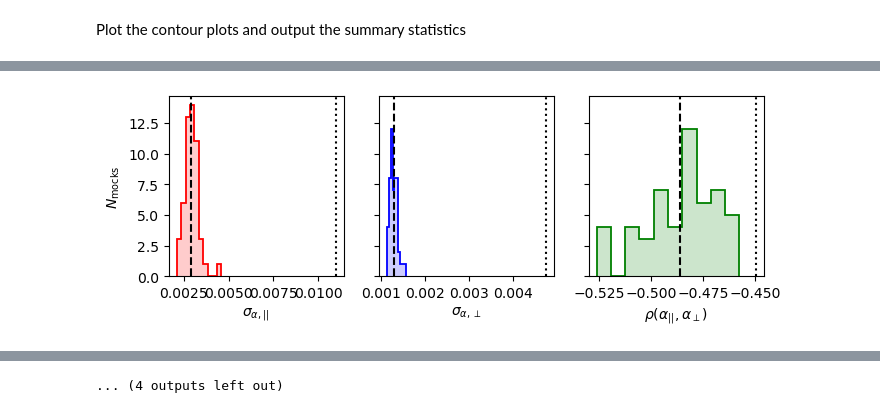
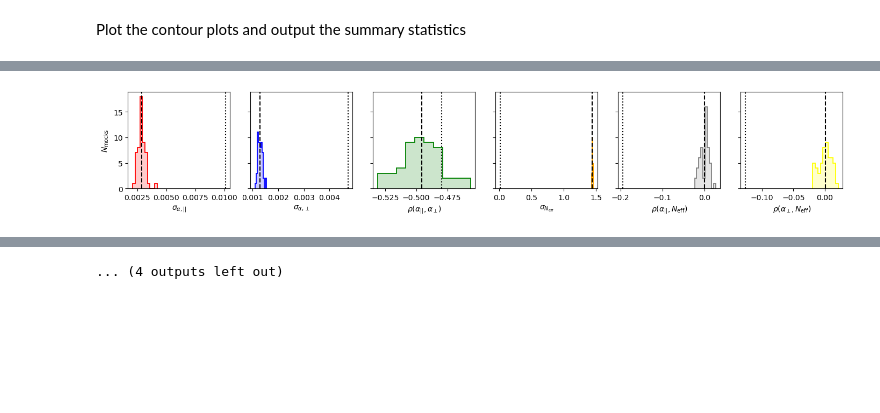
Before and after one commit to abbew25/Barry, a Jupyter notebook: cosmodesi_KP4ELG_examplecode_make_picklefiles/plot_desi_kp4_abacus_cubic_ELG.ipynb, the cells around one changed output, grey strips where cells are left out. Drawn from its saved outputs; the diff is of its cells as text; code cells hidden in the pictures; blank space fills up the shorter version.

```diff
--- a/cosmodesi_KP4ELG_examplecode_make_picklefiles/plot_desi_kp4_abacus_cubic_ELG.ipynb
+++ b/cosmodesi_KP4ELG_examplecode_make_picklefiles/plot_desi_kp4_abacus_cubic_ELG.ipynb
@@ -30,7 +30,7 @@ from barry.utils import weighted_avg_and_cov # function for getting avg and cova
 
 omega_matter_free = False
 
-neff_free = False
+neff_free = True
 
 phase_shift_free = False #False
 
@@ -53,6 +53,8 @@ if phase_shift_free:
 with open(pfn, 'rb') as pickle_file:
     fitter = pickle.load(pickle_file)
 
+
+nosigma_s_incorr = False
 #print(dir(fitter.sampler))
 
 # sigma_s_mean = 0
@@ -415,8 +469,6 @@ parameters.append("$\\Sigma_{nl,||}$")
 parameters.append("$\\Sigma_{nl,\\perp}$")
 parameters.append("$\\Sigma_s$")
 
-
-
 suffix = ''
 
 if omega_matter_free:
@@ -433,17 +485,20 @@ for chain_bin in range(len(c)):
     # #if datanames[chain_bin] != 'CV_Pk_Recon':
     #    continue
 
-    # if 'Pk' not in datanames[chain_bin]:
-    #     continue
+#     if 'Pk' not in datanames[chain_bin]:
+#         continue
+
 
     print(datanames[chain_bin])
-    print((parameters[:2]+[parameters[4]]))
-    #print(dir(c[chain_bin]))
-    #print(c[chain_bin]._all_names())
-    #print(parameters[:2]+parameters[4:])
+
+    parameters_used = parameters
+
+    if nosigma_s_incorr and 'Pk' not in datanames[chain_bin]:
+        parameters_used = parameters[0:-1]
+
     c[chain_bin].plotter.plot(
     truth=truth,
-        parameters=(parameters[:2]+parameters[4:]),
+        parameters=(parameters_used[:2]+parameters_used[4:]),
         #parameters =parameters[2:],
         legend=False,
         display=True,
@@ -455,7 +510,7 @@ for chain_bin in range(len(c)):
     if omega_matter_free or neff_free or phase_shift_free:
         c[chain_bin].plotter.plot(
         truth=truth,
-            parameters=(parameters[:2]+[parameters[4]]),
+            parameters=(parameters_used[:2]+[parameters_used[4]]),
             #parameters =parameters[2:],
             legend=False,
             display=True,
@@ -466,7 +521,7 @@ for chain_bin in range(len(c)):
     else:
         c[chain_bin].plotter.plot(
         truth=truth,
-            parameters=(parameters[:2]),
+            parameters=(parameters_used[:2]),
             #parameters =parameters[2:],
             legend=False,
             display=True,
@@ -474,7 +529,7 @@ for chain_bin in range(len(c)):
             #filename="plots/desi_kp4_abacus_cubic_ELG" + suffix + "/output/contourplot_v2" + CVfile + ".png",
 
         )
-
+    #continue
     # Plot histograms of the errors and r_off
     nstats, means, covs, corr = plot_errors(stats[datanames[chain_bin]],
                                             omega_matter_free=omega_matter_free,
@@ -488,9 +543,17 @@ for chain_bin in range(len(c)):
     if omega_matter_free:###################################
 
         with open("plots/desi_kp4_abacus_cubic_ELG_omfree/output/Barry_fit_" + CVfile + datanames[chain_bin] + ".txt", "w") as f:
-            f.write(
-                "# Realisation, alpha_par, alpha_perp, Sigma_nl_par, Sigma_nl_perp, Sigma_s, Omegam, sigma_alpha_par, sigma_alpha_perp, corr_alpha_par_perp, sigma_Omegam, corr_Omegam_alpha_par, corr_Omegam_alpha_prep, rd_of_template, bf_chi2, dof\n"
-                )
+
+            if nosigma_s_incorr and 'Pk' not in datanames[chain_bin]:
+                f.write(
+                    "# Realisation, alpha_par, alpha_perp, Sigma_nl_par, Sigma_nl_perp, Omegam, sigma_alpha_par, sigma_alpha_perp, corr_alpha_par_perp, sigma_Omegam, corr_Omegam_alpha_par, corr_Omegam_alpha_prep, rd_of_template, bf_chi2, dof\n"
+                    )
+
+            else:
+                f.write(
+                    "# Realisation, alpha_par, alpha_perp, Sigma_nl_par, Sigma_nl_perp, Sigma_s, Omegam, sigma_alpha_par, sigma_alpha_perp, corr_alpha_par_perp, sigma_Omegam, corr_Omegam_alpha_par, corr_Omegam_alpha_prep, rd_of_template, bf_chi2, dof\n"
+                    )
+
             for l in output[datanames[chain_bin]]:
                 f.write(l + "\n")
 
@@ -506,11 +569,19 @@ for chain_bin in range(len(c)):
 
     elif neff_free:###################################
 
-        print('check')
+        # print('check')
         with open("plots/desi_kp4_abacus_cubic_ELG_nefffree/output/Barry_fit_" + CVfile + datanames[chain_bin] + ".txt", "w") as f:
-            f.write(
+
+            if nosigma_s_incorr and 'Pk' not in datanames[chain_bin]:
+                f.write(
+                    "# Realisation, alpha_par, alpha_perp, Sigma_nl_par, Sigma_nl_perp, Neff, sigma_alpha_par, sigma_alpha_perp, corr_alpha_par_perp, sigma_Neff, corr_Neff_alpha_par, corr_Neff_alpha_prep, rd_of_template, bf_chi2, dof\n"
+                    )
+
+            else:
+                f.write(
                 "# Realisation, alpha_par, alpha_perp, Sigma_nl_par, Sigma_nl_perp, Sigma_s, Neff, sigma_alpha_par, sigma_alpha_perp, corr_alpha_par_perp, sigma_Neff, corr_Neff_alpha_par, corr_Neff_alpha_prep, rd_of_template, bf_chi2, dof\n"
                 )
+
             for l in output[datanames[chain_bin]]:
                 f.write(l + "\n")
 
@@ -530,9 +601,16 @@ for chain_bin in range(len(c)):
             # mean beta, stdev beta, corrs beta and alphas, chisquare,
             # mean sigma_\\, mean sigma_perp, mean sigma_s
         with open("plots/desi_kp4_abacus_cubic_ELG_phaseshiftfree/output/Barry_fit_" + CVfile + datanames[chain_bin] + ".txt", "w") as f:
-            f.write(
-                "# Realisation, alpha_par, alpha_perp, Sigma_nl_par, Sigma_nl_perp, Sigma_s, beta, sigma_alpha_par, sigma_alpha_perp, corr_alpha_par_perp, sigma_beta, corr_beta_alpha_par, corr_beta_alpha_prep, rd_of_template, bf_chi2, dof\n"
-                )
+
+            if nosigma_s_incorr and 'Pk' not in datanames[chain_bin]:
+                f.write(
+                    "# Realisation, alpha_par, alpha_perp, Sigma_nl_par, Sigma_nl_perp, beta, sigma_alpha_par, sigma_alpha_perp, corr_alpha_par_perp, sigma_beta, corr_beta_alpha_par, corr_beta_alpha_prep, rd_of_template, bf_chi2, dof\n"
+                    )
+            else:
+                f.write(
+                    "# Realisation, alpha_par, alpha_perp, Sigma_nl_par, Sigma_nl_perp, Sigma_s, beta, sigma_alpha_par, sigma_alpha_perp, corr_alpha_par_perp, sigma_beta, corr_beta_alpha_par, corr_beta_alpha_prep, rd_of_template, bf_chi2, dof\n"
+                    )
+
             for l in output[datanames[chain_bin]]:
                 f.write(l + "\n")
 
@@ -548,9 +626,15 @@ for chain_bin in range(len(c)):
     else:###################################
 
         with open("plots/desi_kp4_abacus_cubic_ELG/output/Barry_fit_" + CVfile + datanames[chain_bin] + ".txt", "w") as f:
-            f.write(# realisation name, all means of params, stdevs on alphas .... other stats
-                "# Realisation, alpha_par, alpha_perp, Sigma_nl_par, Sigma_nl_perp, Sigma_s, sigma_alpha_par, sigma_alpha_perp, corr_alpha_par_perp, rd_of_template, bf_chi2, dof\n"
-                )
+
+            if nosigma_s_incorr and 'Pk' not in datanames[chain_bin]:
+                f.write(# realisation name, all means of params, stdevs on alphas .... other stats
+                    "# Realisation, alpha_par, alpha_perp, Sigma_nl_par, Sigma_nl_perp, Sigma_s, sigma_alpha_par, sigma_alpha_perp, corr_alpha_par_perp, rd_of_template, bf_chi2, dof\n"
+                    )
+            else:
+                f.write(# realisation name, all means of params, stdevs on alphas .... other stats
+                    "# Realisation, alpha_par, alpha_perp, Sigma_nl_par, Sigma_nl_perp, sigma_alpha_par, sigma_alpha_perp, corr_alpha_par_perp, rd_of_template, bf_chi2, dof\n"
+                    )
             for l in output[datanames[chain_bin]]:
                 f.write(l + "\n")
 
@@ -570,2 +653,2 @@ Xi_Prerecon
-[figure, old version]
+[figure, new version]
 Xi_Recon
```
Also changed, not shown: parts of 2 cells of this notebook, 6 other files.
